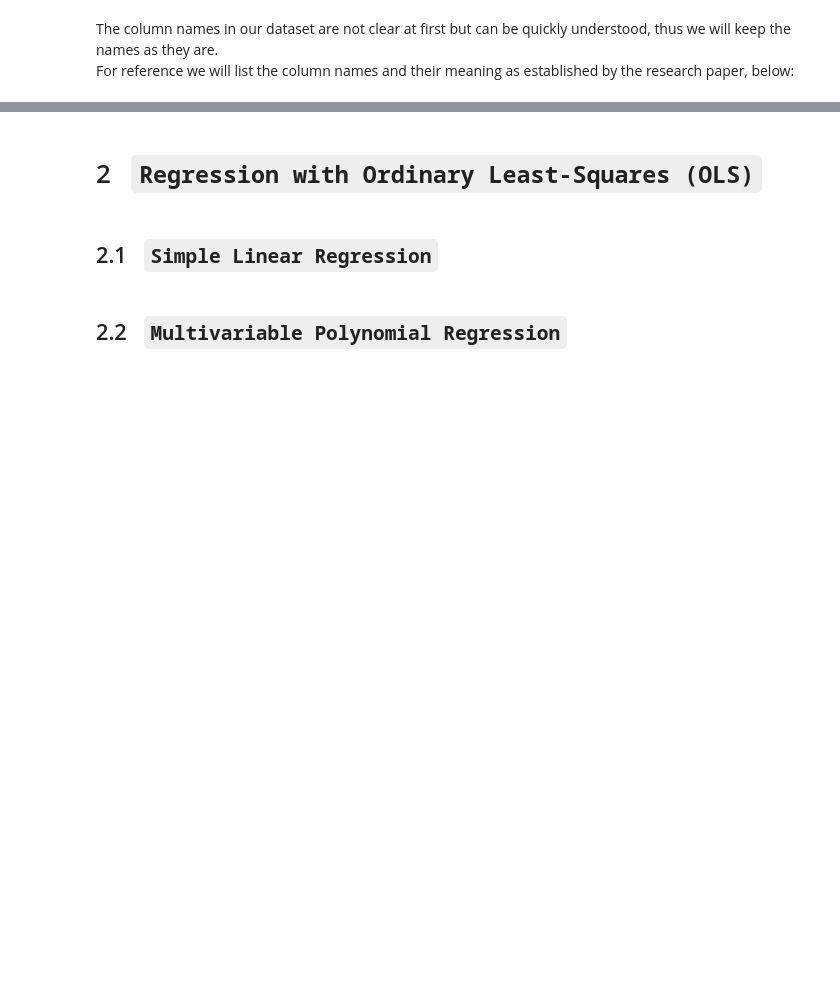
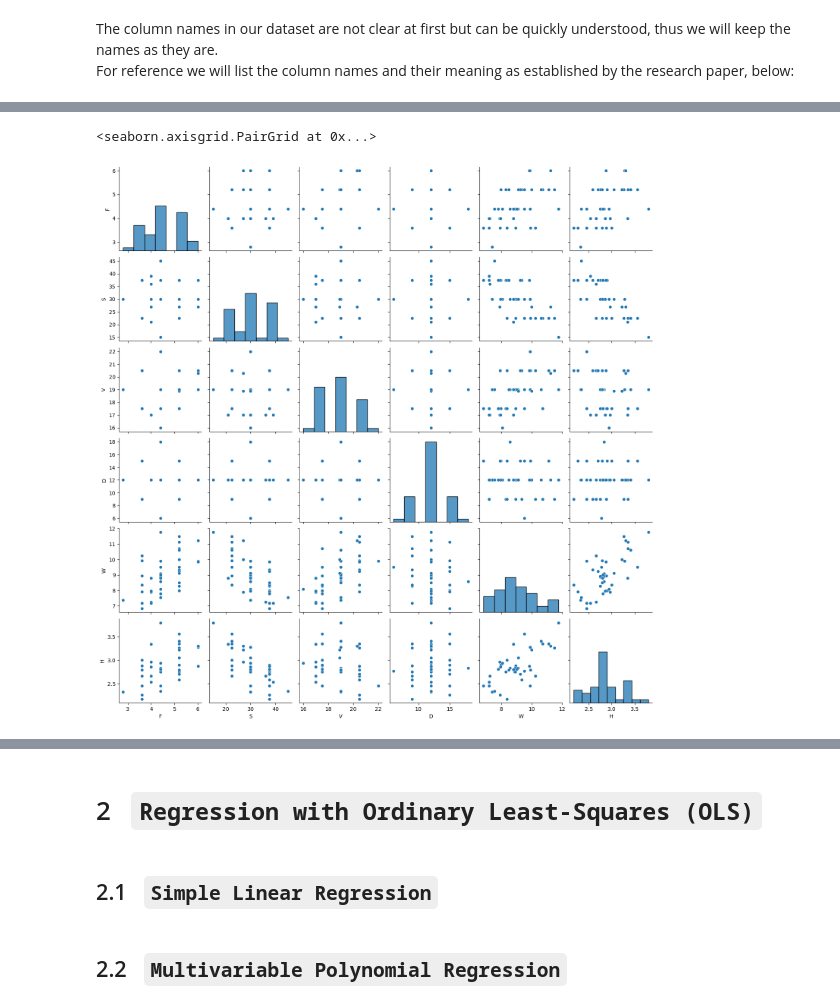
Before and after one commit to sokosaa/Machine-Learning-in-Mechanical-Engineering, a Jupyter notebook: HW3/HW3.ipynb, the cells around one changed output, grey strips where cells are left out. Cells and saved outputs as stored; diff of their text form; code cells hidden in the pictures; blank space fills up the shorter version.

```diff
--- a/HW3/HW3.ipynb
+++ b/HW3/HW3.ipynb
@@ -51,0 +88,5 @@ dependent variables / response:
+# %%
+df_train_raw['D'] = df_train_raw['D'].astype(float)
+df_test_raw['D'] = df_test_raw['D'].astype(float)
+df_all_raw['D'] = df_all_raw['D'].astype(float)
+df_all_raw.head()
@@ -51,0 +128,7 @@ dependent variables / response:
+# %%
+import seaborn as sns
+
+sns.pairplot(df_all_raw)
+# %% [output]
+<seaborn.axisgrid.PairGrid at 0x...>
+[figure, added]
```
Also changed, not shown: parts of 24 cells of this notebook.
